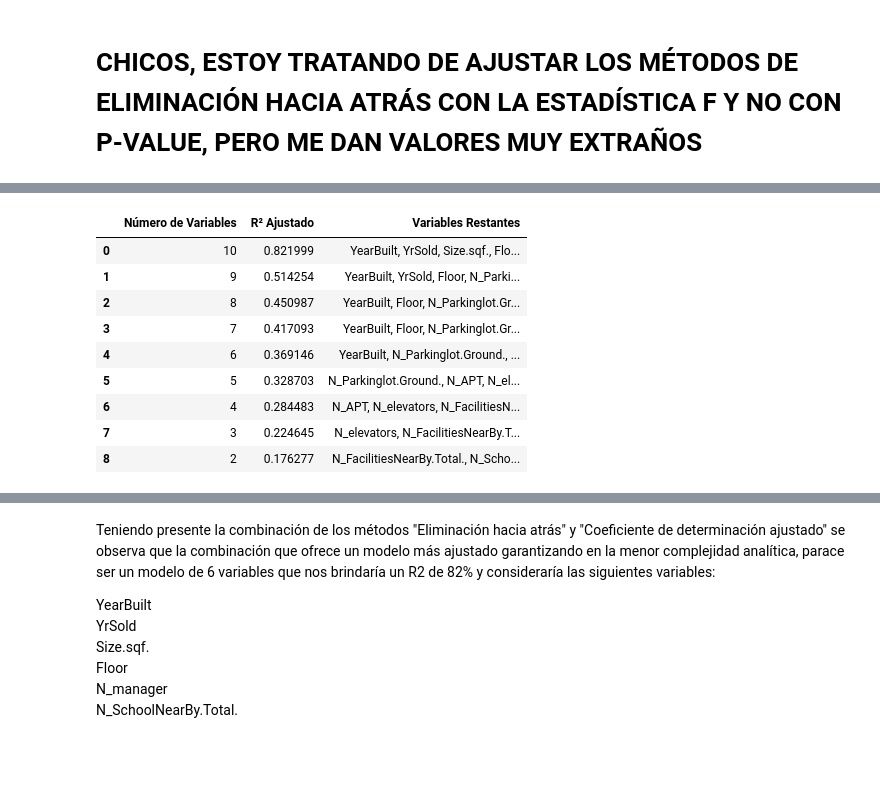
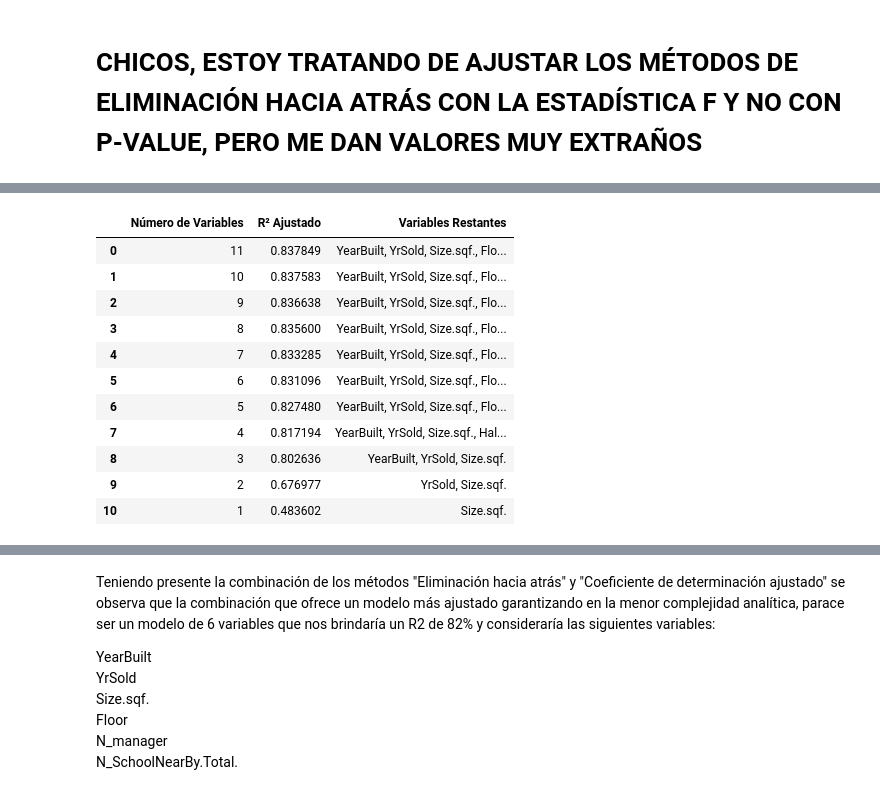
Before and after one commit to MpaulaPo/RealState, a Jupyter notebook: RealState (2).ipynb, the cells around one changed output, grey strips where cells are left out. Cells and saved outputs as stored; diff of their text form; code cells hidden in the pictures; blank space fills up the shorter version.

```diff
--- a/RealState (2).ipynb
+++ b/RealState (2).ipynb
@@ -57,9 +57,11 @@ sns.set(style="whitegrid")
 
 # Evitar que los gráficos se muestren cortados
 %matplotlib inline
+
+pd.set_option('display.max_colwidth', None)
 # %%
 # Cargar el conjunto de datos
-df = pd.read_csv("Train_real_state.csv")
+df = pd.read_csv("data/Train real state.csv")
 
 #Visualizar las primeras filas del dataset para conocer su estructura.
 df.head(3)
@@ -237,3 +239,12 @@ for column in int_columns.columns:
 [figure]
 # %% [markdown]
 #### Mátriz de Correlación
+# %%
+def asignar_valores_numericos(df):
+
+    df_numerico = df_sin_duplicados.copy()
+    for col in df_numerico.select_dtypes(include=['object']).columns:
+        df_numerico[col] = pd.Categorical(df_numerico[col]).codes
+    return df_numerico
+# %%
+df_numerico=asignar_valores_numericos(df_sin_duplicados)
@@ -332,10 +500,8 @@ Teniendo presente que al calcular el factor de inflación de varianza, la variab
 # %%
 # Definir la variable dependiente y las independientes
-y = df['SalePrice']
-X = df[['YearBuilt', 'YrSold', 'Size.sqf.', 'Floor',
-         'N_Parkinglot.Ground.',
-         'N_APT', 'N_manager',
-         'N_elevators', 'N_FacilitiesNearBy.Total.', 'N_SchoolNearBy.Total.']]
+y = df_numerico['SalePrice']
+X = df_numerico[['YearBuilt', 'YrSold', 'Size.sqf.', 'Floor', 'HallwayType','AptManageType',
+        'TimeToBusStop', 'TimeToSubway','N_FacilitiesNearBy.PublicOffice.','N_FacilitiesNearBy.Hospital.','N_SchoolNearBy.Middle.']]
 
 # Añadir una constante al modelo
 X = sm.add_constant(X)
@@ -350,35 +516,24 @@ adj_r2_history = []
 def calculate_adj_r2(model):
     return model.rsquared_adj
 
-# Eliminación hacia atrás basada en F
-while len(variables) > 2:
+# Eliminación hacia atrás
+while len(variables) > 1:  # Dejar al menos la constante
     model = sm.OLS(y, X[variables]).fit()
     adj_r2 = calculate_adj_r2(model)
-
     # Guardar el R² ajustado y el número de variables
     adj_r2_history.append((len(variables) - 1, adj_r2, ', '.join(variables[1:])))  # -1 para no contar la constante
-
-    # Identificar la variable que tiene la menor contribución al modelo según la estadística F
-    min_fvalue = float('inf')
-    variable_to_remove = None
-
-    # Iterar sobre las variables y calcular la estadística F para cada una
-    for var in variables[1:]:
-        temp_vars = [v for v in variables if v != var]
-        temp_model = sm.OLS(y, X[temp_vars]).fit()
-        temp_fvalue = temp_model.fvalue  # Obtener el valor de la estadística F
-
-        if temp_fvalue < min_fvalue:
-            min_fvalue = temp_fvalue
-            variable_to_remove = var
-
-    # Eliminar la variable con la menor estadística F
+    p_values = model.pvalues[1:]  # Ignorar la constante
+# Imprimir p-valores de todas las variables
+    print(f"P-valores de las variables actuales (Total: {len(p_values)}):")
+    print(p_values)
+    print()
+    variable_to_remove = p_values.idxmax()  # Siempre eliminar la variable con el mayor p-valor
     variables.remove(variable_to_remove)
-    print(f'Eliminando: {variable_to_remove} con F-valor {min_fvalue}')
+    print(f'Eliminando: {variable_to_remove} con p-valor {p_values.max()}')
 
 # Crear un DataFrame para el informe
 report_df = pd.DataFrame(adj_r2_history, columns=['Número de Variables', 'R² Ajustado', 'Variables Restantes'])
 
 # Imprimir el informe
-report_df.head(11)
+report_df
 # %% [output]
@@ -394,10 +557,12 @@ Eliminando: N_FacilitiesNearBy.Total. con F-valor 692.5337459544795
 |  | Número de Variables | R² Ajustado | Variables Restantes |
-| 0 | 10 | 0.821999 | YearBuilt, YrSold, Size.sqf., Flo... |
-| 1 | 9 | 0.514254 | YearBuilt, YrSold, Floor, N_Parki... |
-| 2 | 8 | 0.450987 | YearBuilt, Floor, N_Parkinglot.Gr... |
-| 3 | 7 | 0.417093 | YearBuilt, Floor, N_Parkinglot.Gr... |
-| 4 | 6 | 0.369146 | YearBuilt, N_Parkinglot.Ground., ... |
-| 5 | 5 | 0.328703 | N_Parkinglot.Ground., N_APT, N_el... |
-| 6 | 4 | 0.284483 | N_APT, N_elevators, N_FacilitiesN... |
-| 7 | 3 | 0.224645 | N_elevators, N_FacilitiesNearBy.T... |
-| 8 | 2 | 0.176277 | N_FacilitiesNearBy.Total., N_Scho... |
+| 0 | 11 | 0.837849 | YearBuilt, YrSold, Size.sqf., Flo... |
+| 1 | 10 | 0.837583 | YearBuilt, YrSold, Size.sqf., Flo... |
+| 2 | 9 | 0.836638 | YearBuilt, YrSold, Size.sqf., Flo... |
+| 3 | 8 | 0.835600 | YearBuilt, YrSold, Size.sqf., Flo... |
+| 4 | 7 | 0.833285 | YearBuilt, YrSold, Size.sqf., Flo... |
+| 5 | 6 | 0.831096 | YearBuilt, YrSold, Size.sqf., Flo... |
+| 6 | 5 | 0.827480 | YearBuilt, YrSold, Size.sqf., Flo... |
+| 7 | 4 | 0.817194 | YearBuilt, YrSold, Size.sqf., Hal... |
+| 8 | 3 | 0.802636 | YearBuilt, YrSold, Size.sqf. |
+| 9 | 2 | 0.676977 | YrSold, Size.sqf. |
+| 10 | 1 | 0.483602 | Size.sqf. |
```
Also changed, not shown: parts of 26 cells of this notebook.
